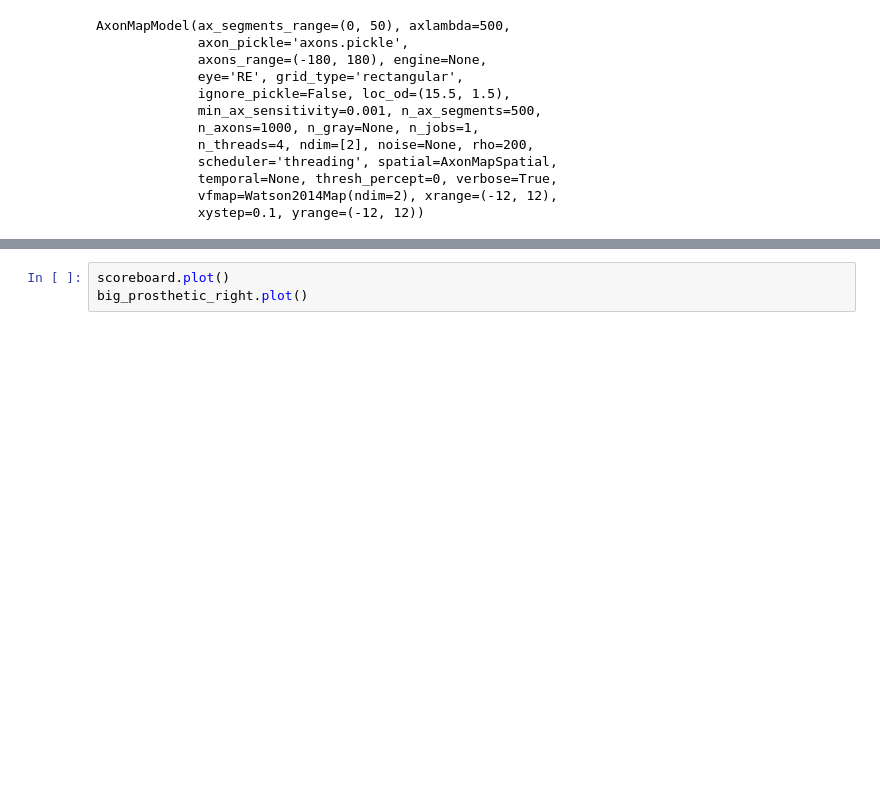
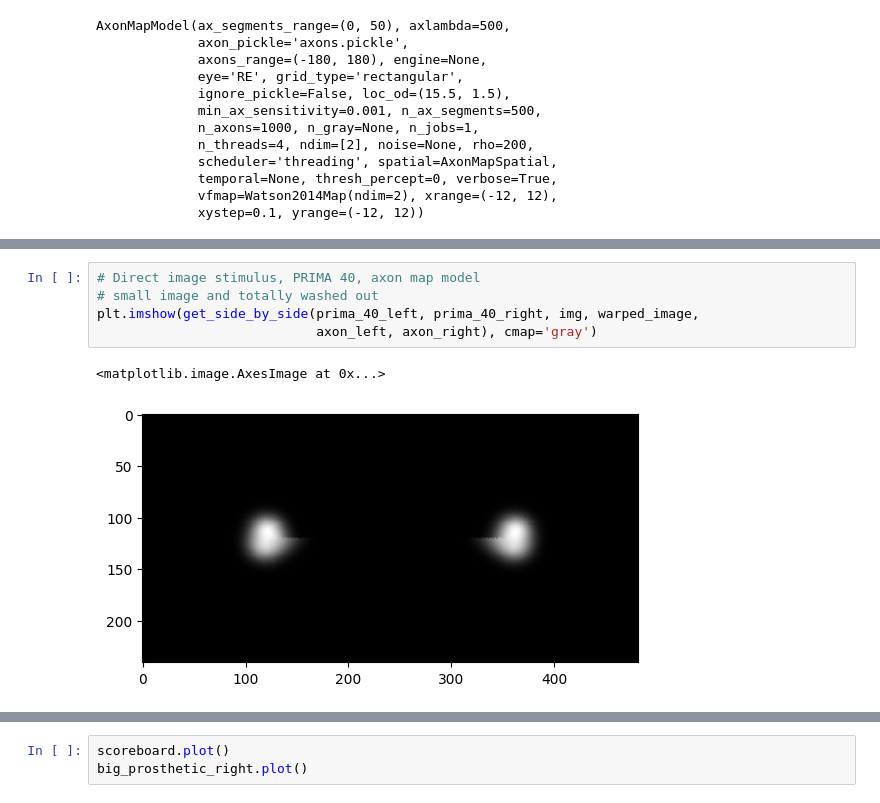
Before and after one commit to csirlin/StereoSight, a Jupyter notebook: depth.ipynb, the cells around one changed output, grey strips where cells are left out. Cells and saved outputs as stored; diff of their text form; blank space fills up the shorter version.

```diff
--- a/depth.ipynb
+++ b/depth.ipynb
@@ -191,0 +122,8 @@ plt.imshow(percept_side_by_side, cmap='gray')
+# %%
+# Direct image stimulus, PRIMA 40, axon map model
+# small image and totally washed out
+plt.imshow(get_side_by_side(prima_40_left, prima_40_right, img, warped_image,
+                            axon_left, axon_right), cmap='gray')
+# %% [output]
+<matplotlib.image.AxesImage at 0x...>
+[figure, added]
```
Also changed, not shown: parts of 47 cells of this notebook, 1 other file.
